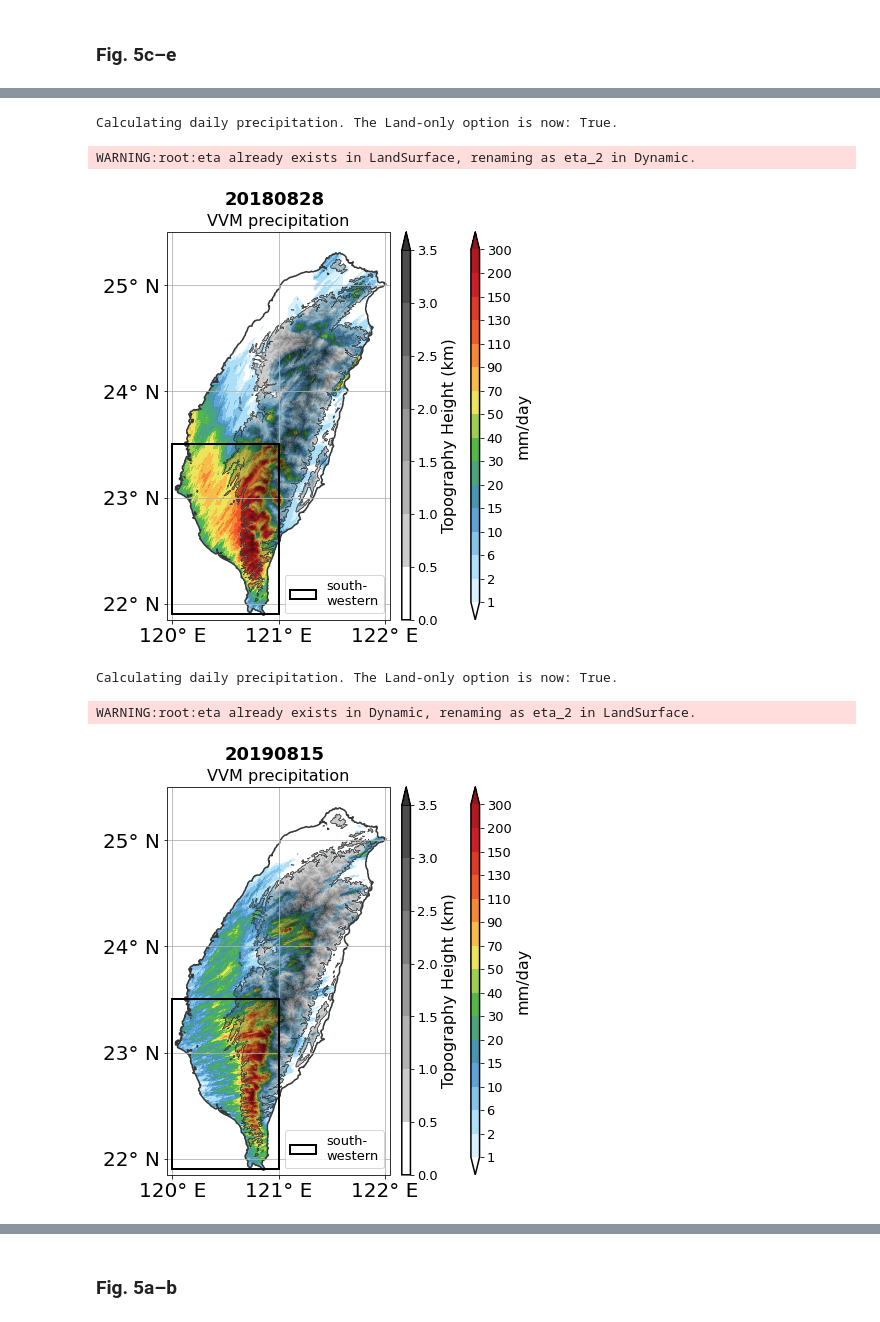
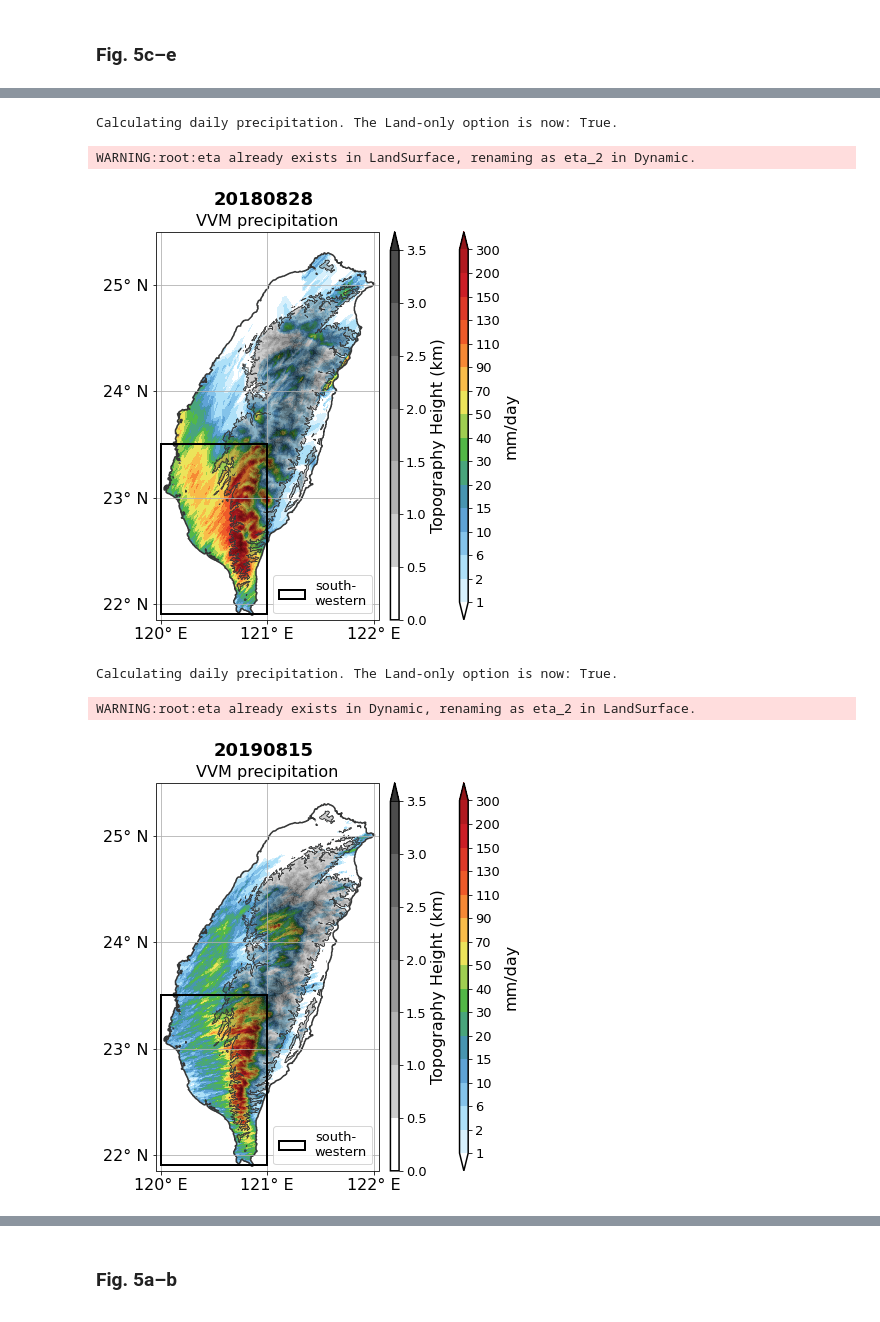
Before and after one commit to Stacy-Guo227/Multiscale-MoistDyn-Control, a Jupyter notebook: notebooks/taiwanvvm/vvm_precip.ipynb, the cells around one changed output, grey strips where cells are left out. Saved outputs shown, nothing was run; the diff lists cells and outputs as text; code cells hidden in the pictures.

Commit message:
Update topo file, demo rainfall composite file, and code files

```diff
--- a/notebooks/taiwanvvm/vvm_precip.ipynb
+++ b/notebooks/taiwanvvm/vvm_precip.ipynb
@@ -105,7 +105,7 @@ def cal_vvm_dpcp(case:str, date:str, swsuffix:str='', domain_range:tuple=(None,
     arr_pcp_all    = vvmtools_date.get_var_parallel(var='sprec', time_steps=np.arange(145))
     arr_day_pcp    = np.sum(arr_pcp_all, axis=0)*3600/6
     if land_only:
-        arr_day_pcp = np.where(plottools.ds_topo.TOPO>0, arr_day_pcp, np.nan)
+        arr_day_pcp = np.where(plottools.ds_topo.topo>0, arr_day_pcp, np.nan)
     return arr_day_pcp[j1:j2, i1:i2]
 # %% [markdown]
 # Figure: TaiwanVVM daily precip.
@@ -149,8 +149,8 @@ def Plot_vvm_dpcp(case:str, date:str, swsuffix:str='', cbar=True, topo_contour_l
         cbar.set_label('Topography Height (km)', fontsize=16)
         cbar.outline.set_linewidth(1.5)
 
-    ax1.set_xticklabels([f'{int(i)}\N{DEGREE SIGN} E' for i in np.arange(120, 122.1, 1)], fontsize=20) # fontsize changed from 16
-    ax1.set_yticklabels([f'{int(i)}\N{DEGREE SIGN} N' for i in np.arange(22, 25.1, 1)], fontsize=20)
+    ax1.set_xticklabels([f'{int(i)}\N{DEGREE SIGN} E' for i in np.arange(120, 122.1, 1)], fontsize=16) # fontsize changed from 20
+    ax1.set_yticklabels([f'{int(i)}\N{DEGREE SIGN} N' for i in np.arange(22, 25.1, 1)], fontsize=16)
     if regional_rect:
         rect = patches.Rectangle((regional_rect[0], regional_rect[2]), regional_rect[1]-regional_rect[0], regional_rect[3]-regional_rect[2],
                                  fc="none", ec=c['black'], linewidth=2, zorder=50, label='south-\nwestern')
@@ -173,13 +173,13 @@ Calculating daily precipitation. The Land-only option is now: True.
 # %%
-Plot_vvm_dpcp(case='sw', date=20180828, land_only=True, regional_rect=(120, 121, 21.9, 23.5))
+Plot_vvm_dpcp(case='sw', date=20180828, land_only=True, topo_contour_lw=0.6, regional_rect=(120, 121, 21.9, 23.5))
 # %% [output]
 Calculating daily precipitation. The Land-only option is now: True.
 WARNING:root:eta already exists in LandSurface, renaming as eta_2 in Dynamic.
-[figure, old version]
+[figure, new version]
 # %%
-Plot_vvm_dpcp(case='sw', date=20190815, land_only=True, regional_rect=(120, 121, 21.9, 23.5))
+Plot_vvm_dpcp(case='sw', date=20190815, land_only=True, topo_contour_lw=0.6, regional_rect=(120, 121, 21.9, 23.5))
 # %% [output]
 Calculating daily precipitation. The Land-only option is now: True.
 WARNING:root:eta already exists in Dynamic, renaming as eta_2 in LandSurface.
-[figure, old version]
+[figure, new version]
 # %% [markdown]
```
Also changed, not shown: parts of 14 cells of this notebook, 6 other files.
